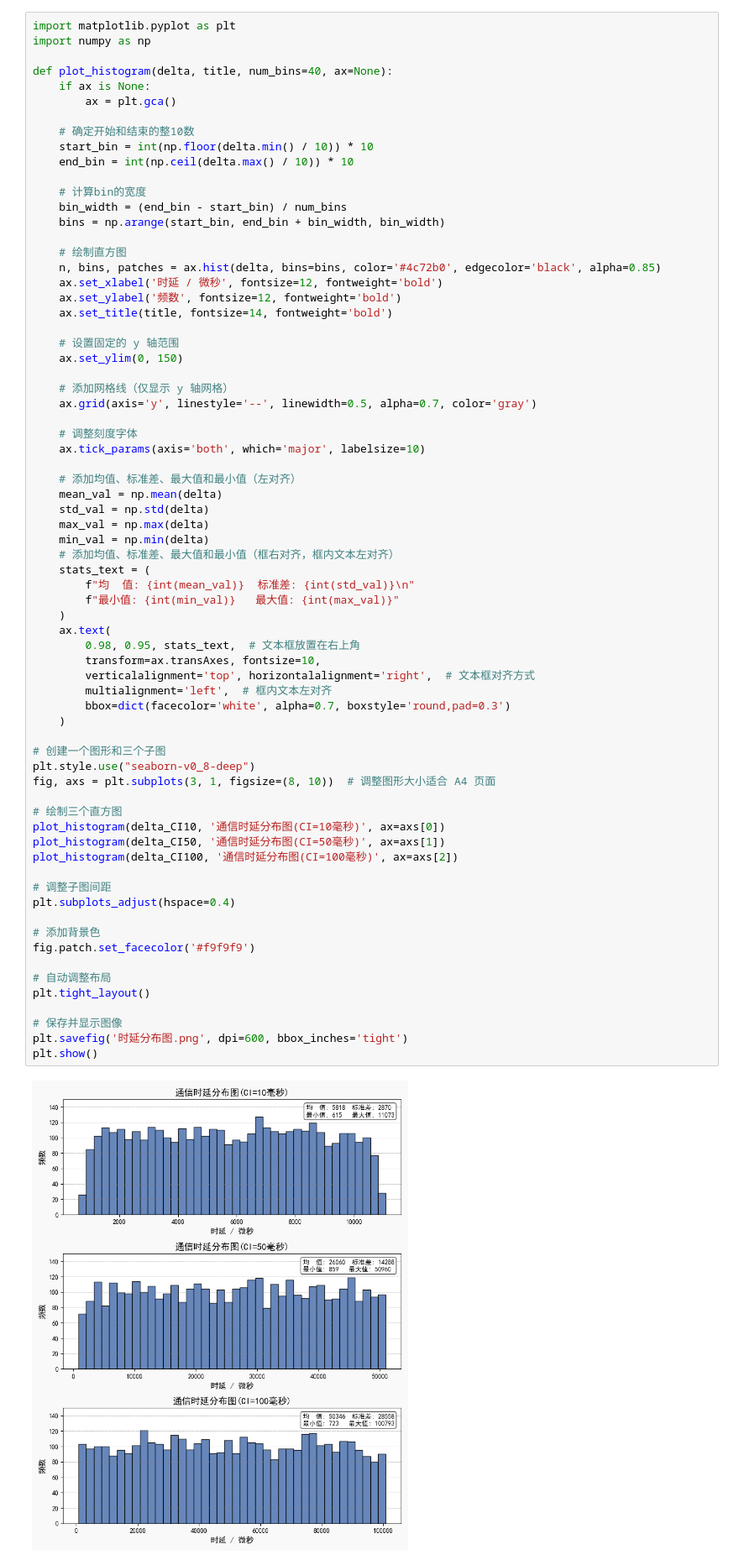
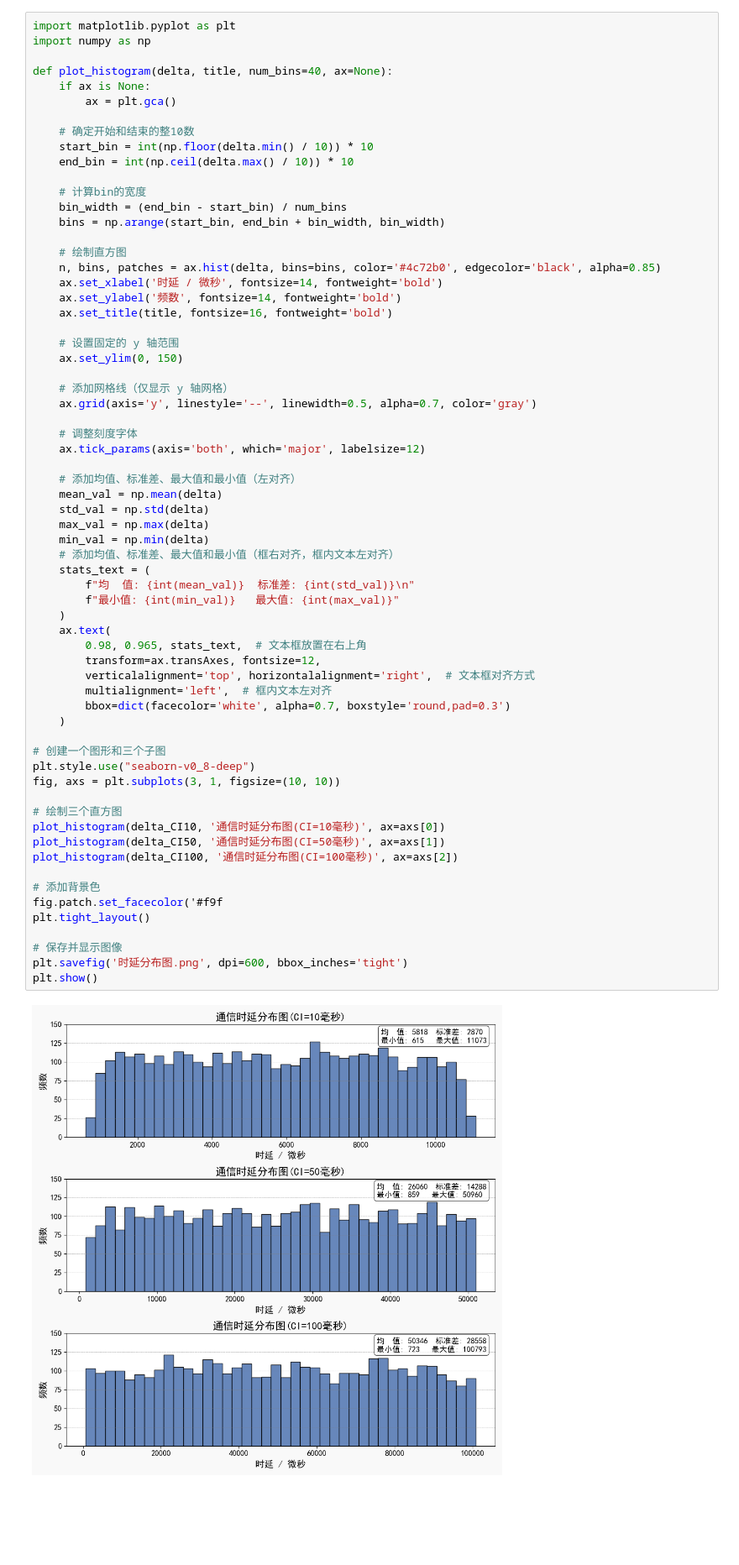
Before and after one commit to ad1510875353/blesync_client_nimble, a Jupyter notebook: analyse.ipynb, the cells around one changed output. Shown at 84% size. Saved outputs shown, nothing was run; the diff lists cells and outputs as text; blank space fills up the shorter version.

```diff
--- a/analyse.ipynb
+++ b/analyse.ipynb
@@ -44,9 +44,9 @@ def plot_histogram(delta, title, num_bins=40, ax=None):
 
     # 绘制直方图
     n, bins, patches = ax.hist(delta, bins=bins, color='#4c72b0', edgecolor='black', alpha=0.85)
-    ax.set_xlabel('时延 / 微秒', fontsize=12, fontweight='bold')
-    ax.set_ylabel('频数', fontsize=12, fontweight='bold')
-    ax.set_title(title, fontsize=14, fontweight='bold')
+    ax.set_xlabel('时延 / 微秒', fontsize=14, fontweight='bold')
+    ax.set_ylabel('频数', fontsize=14, fontweight='bold')
+    ax.set_title(title, fontsize=16, fontweight='bold')
 
     # 设置固定的 y 轴范围
     ax.set_ylim(0, 150)
@@ -55,46 +55,41 @@ def plot_histogram(delta, title, num_bins=40, ax=None):
     ax.grid(axis='y', linestyle='--', linewidth=0.5, alpha=0.7, color='gray')
 
     # 调整刻度字体
-    ax.tick_params(axis='both', which='major', labelsize=10)
+    ax.tick_params(axis='both', which='major', labelsize=12)
 
     # 添加均值、标准差、最大值和最小值（左对齐）
     mean_val = np.mean(delta)
     std_val = np.std(delta)
     max_val = np.max(delta)
     min_val = np.min(delta)
     # 添加均值、标准差、最大值和最小值（框右对齐，框内文本左对齐）
     stats_text = (
         f"均  值: {int(mean_val)}  标准差: {int(std_val)}\n"
         f"最小值: {int(min_val)}   最大值: {int(max_val)}"
     )
     ax.text(
-        0.98, 0.95, stats_text,  # 文本框放置在右上角
-        transform=ax.transAxes, fontsize=10,
+        0.98, 0.965, stats_text,  # 文本框放置在右上角
+        transform=ax.transAxes, fontsize=12,
         verticalalignment='top', horizontalalignment='right',  # 文本框对齐方式
         multialignment='left',  # 框内文本左对齐
         bbox=dict(facecolor='white', alpha=0.7, boxstyle='round,pad=0.3')
     )
 
 # 创建一个图形和三个子图
 plt.style.use("seaborn-v0_8-deep")
-fig, axs = plt.subplots(3, 1, figsize=(8, 10))  # 调整图形大小适合 A4 页面
+fig, axs = plt.subplots(3, 1, figsize=(10, 10))
 
 # 绘制三个直方图
 plot_histogram(delta_CI10, '通信时延分布图(CI=10毫秒)', ax=axs[0])
 plot_histogram(delta_CI50, '通信时延分布图(CI=50毫秒)', ax=axs[1])
 plot_histogram(delta_CI100, '通信时延分布图(CI=100毫秒)', ax=axs[2])
 
-# 调整子图间距
-plt.subplots_adjust(hspace=0.4)
-
 # 添加背景色
-fig.patch.set_facecolor('#f9f9f9')
-
-# 自动调整布局
+fig.patch.set_facecolor('#f9f
 plt.tight_layout()
 
 # 保存并显示图像
 plt.savefig('时延分布图.png', dpi=600, bbox_inches='tight')
 plt.show()
 # %% [output]
-[figure, old version]
+[figure, new version]
```
Also changed, not shown: 3 other files.
